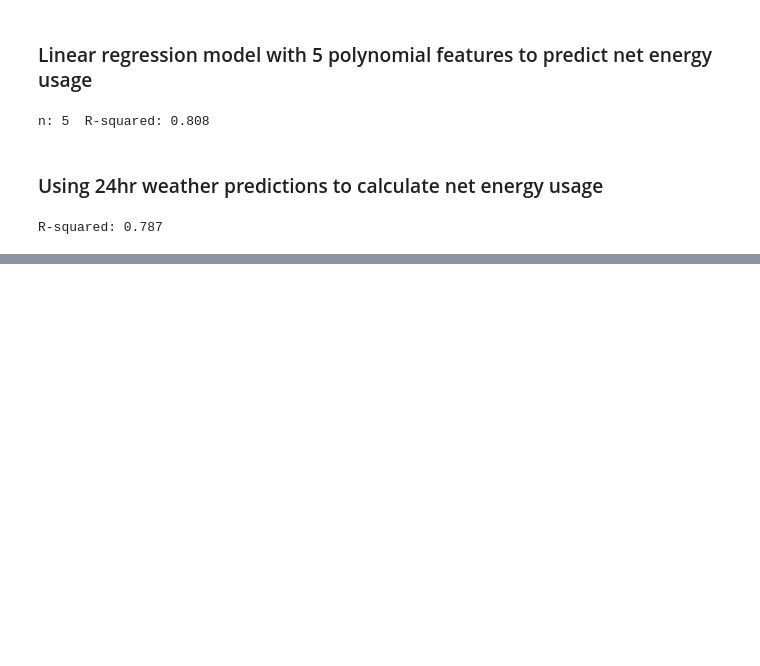
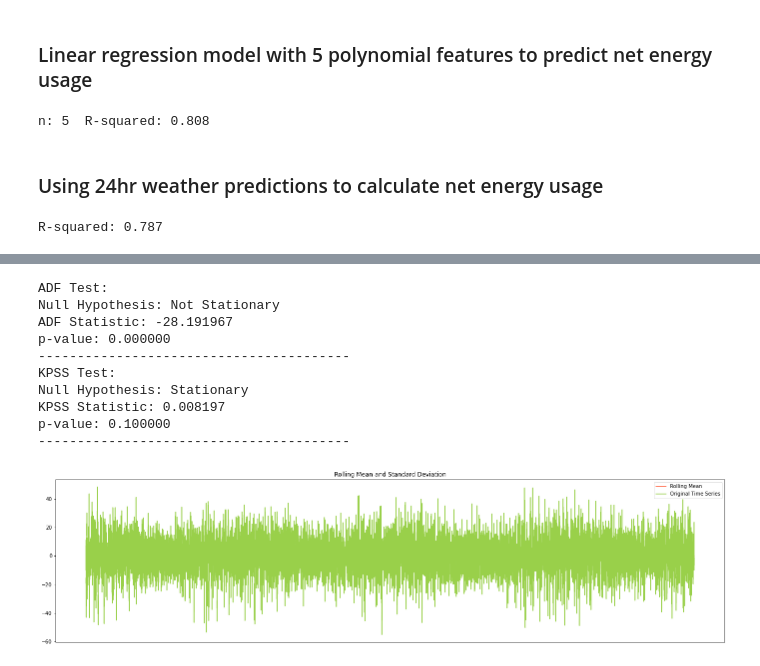
Before and after one commit to erickCantu/TheGreenCitySolutionsGroup, a Jupyter notebook: notebooks/Regression.ipynb, the cells around one changed output, grey strips where cells are left out. Drawn from its saved outputs; the diff is of its cells as text; code cells hidden in the pictures; blank space fills up the shorter version.

Commit message:
detrending

```diff
--- a/notebooks/Regression.ipynb
+++ b/notebooks/Regression.ipynb
@@ -148,0 +253,18 @@ plt.legend(loc='upper left')
+# %%
+# De-trending the time series
+df['net_load_kWh_detrend'] = (df['net_load_kWh'] - df['net_load_kWh'].shift(24))
+df = df.dropna()
+# %%
+stationarity_test(df['net_load_kWh_detrend'])
+# %% [output]
+ADF Test:
+Null Hypothesis: Not Stationary
+ADF Statistic: -28.191967
+p-value: 0.000000
+----------------------------------------
+KPSS Test:
+Null Hypothesis: Stationary
+KPSS Statistic: 0.008197
+p-value: 0.100000
+----------------------------------------
+[figure, added]
```
Also changed, not shown: parts of 10 cells of this notebook.
